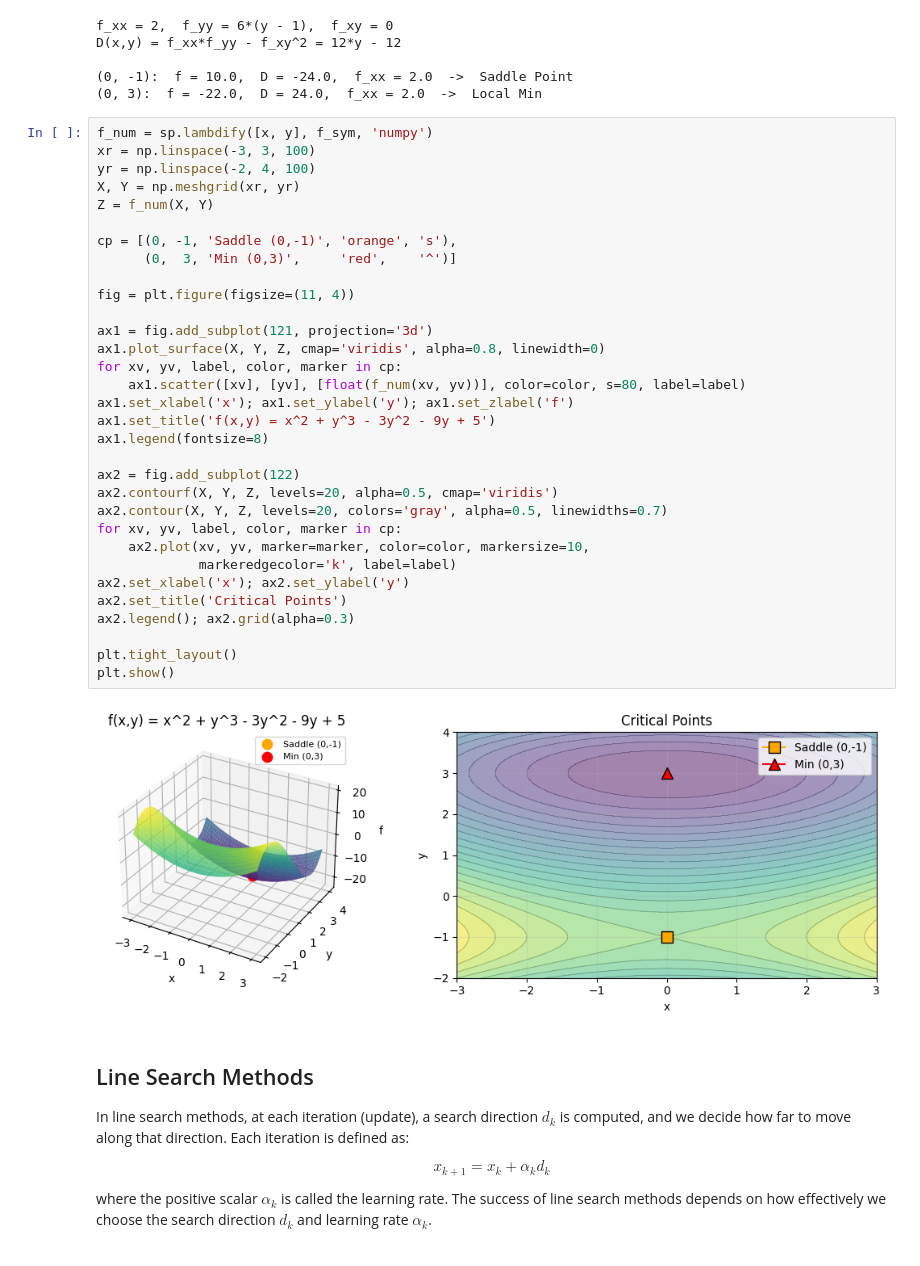
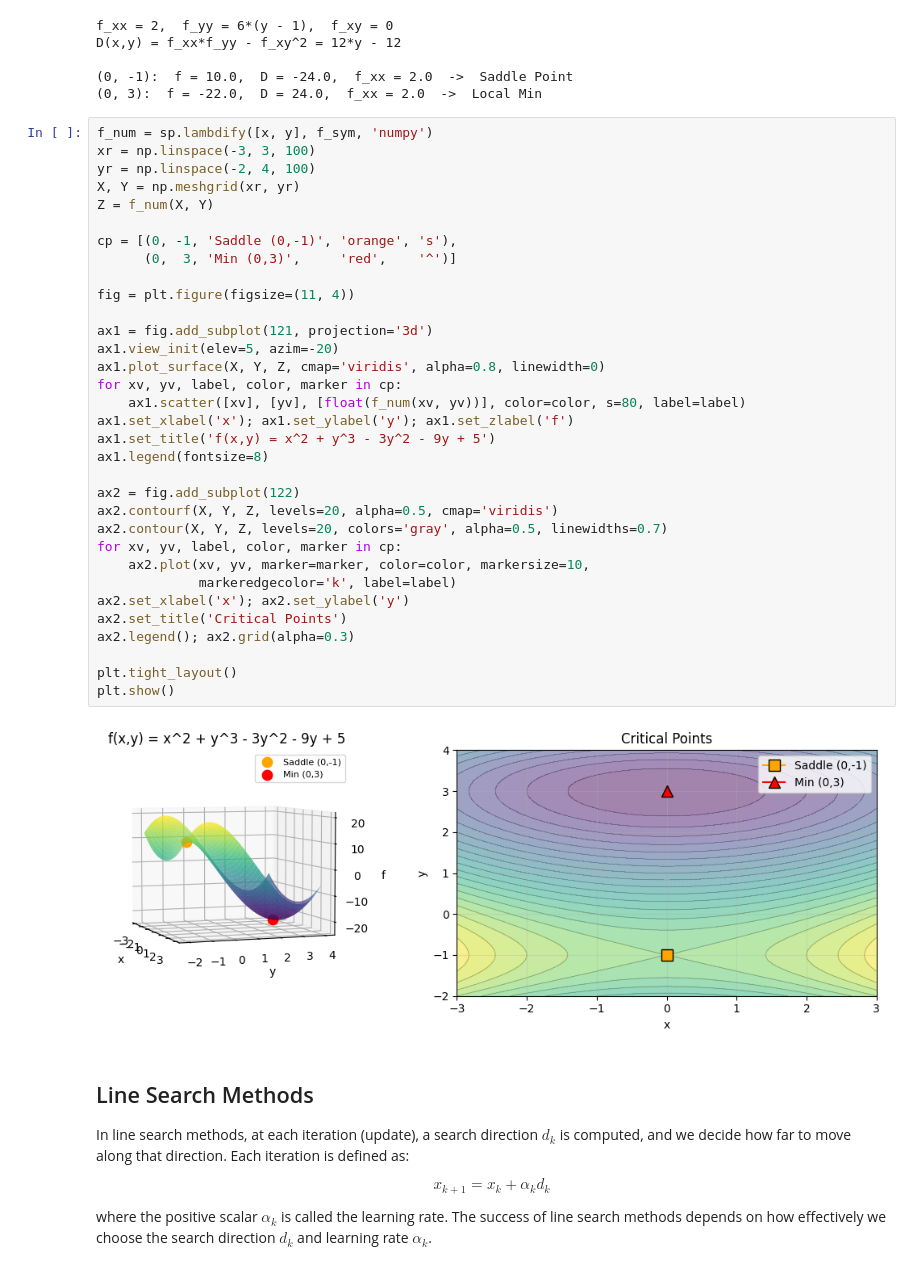
Before and after one commit to JunyoungB/statistical-computing-public, a Jupyter notebook: ch8.ipynb, the cells around one changed output. Cells and saved outputs as stored; diff of their text form.

```diff
--- a/ch8.ipynb
+++ b/ch8.ipynb
@@ -57,34 +57,35 @@ xr = np.linspace(-3, 3, 100)
 yr = np.linspace(-2, 4, 100)
 X, Y = np.meshgrid(xr, yr)
 Z = f_num(X, Y)
 
 cp = [(0, -1, 'Saddle (0,-1)', 'orange', 's'),
       (0,  3, 'Min (0,3)',     'red',    '^')]
 
 fig = plt.figure(figsize=(11, 4))
 
 ax1 = fig.add_subplot(121, projection='3d')
+ax1.view_init(elev=5, azim=-20)
 ax1.plot_surface(X, Y, Z, cmap='viridis', alpha=0.8, linewidth=0)
 for xv, yv, label, color, marker in cp:
     ax1.scatter([xv], [yv], [float(f_num(xv, yv))], color=color, s=80, label=label)
 ax1.set_xlabel('x'); ax1.set_ylabel('y'); ax1.set_zlabel('f')
 ax1.set_title('f(x,y) = x^2 + y^3 - 3y^2 - 9y + 5')
 ax1.legend(fontsize=8)
 
 ax2 = fig.add_subplot(122)
 ax2.contourf(X, Y, Z, levels=20, alpha=0.5, cmap='viridis')
 ax2.contour(X, Y, Z, levels=20, colors='gray', alpha=0.5, linewidths=0.7)
 for xv, yv, label, color, marker in cp:
     ax2.plot(xv, yv, marker=marker, color=color, markersize=10,
              markeredgecolor='k', label=label)
 ax2.set_xlabel('x'); ax2.set_ylabel('y')
 ax2.set_title('Critical Points')
 ax2.legend(); ax2.grid(alpha=0.3)
 
 plt.tight_layout()
 plt.show()
 # %% [output]
-[figure, old version]
+[figure, new version]
 # %% [markdown]
 ## Line Search Methods
 
```
